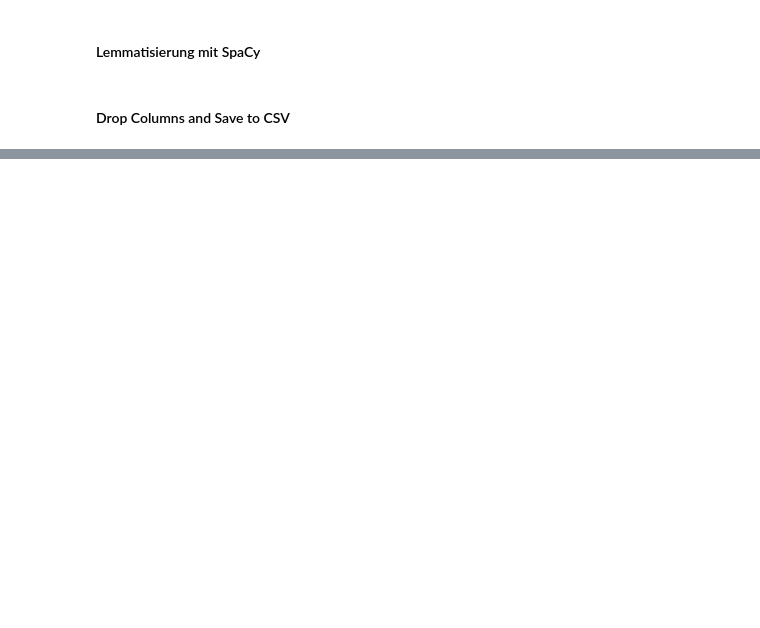
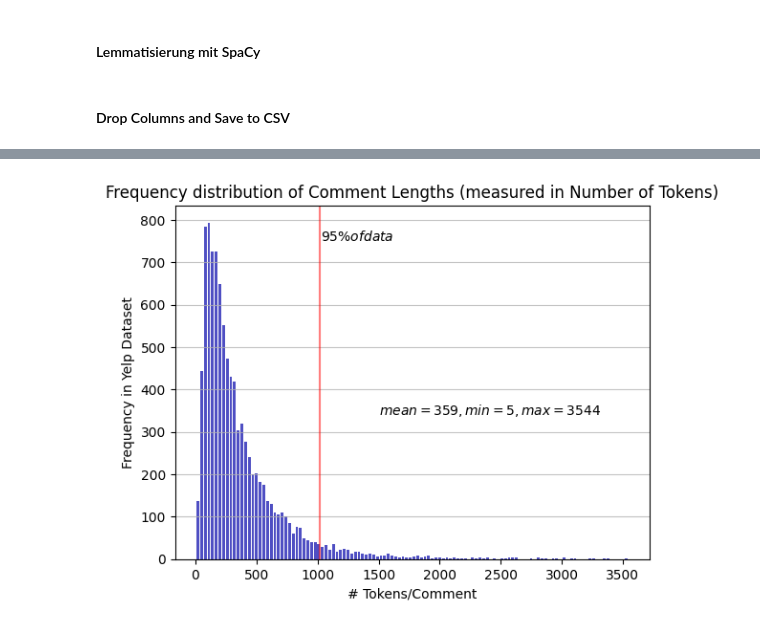
Before and after one commit to anagarlau/yelp-rating-predictor, a Jupyter notebook: 2_text_preprocessing/Data_Cleaning.ipynb, the cells around one changed output, grey strips where cells are left out. Drawn from its saved outputs; the diff is of its cells as text; code cells hidden in the pictures; blank space fills up the shorter version.

Commit message:
code clean up

```diff
--- a/2_text_preprocessing/Data_Cleaning.ipynb
+++ b/2_text_preprocessing/Data_Cleaning.ipynb
@@ -209,0 +248,15 @@ yelp.to_csv("cleaned_data_yelp.csv", index=False)
+# %%
+import numpy as np
+# Get subset Datasets per Rating class for plots by class
+yelp = pd.read_csv('cleaned_data_yelp.csv')
+yelp1 =yelp[yelp.Rating==1]
+yelp2 =yelp[yelp.Rating==2]
+yelp3 =yelp[yelp.Rating==3]
+yelp4 =yelp[yelp.Rating==4]
+yelp5 =yelp[yelp.Rating==5]
+
+# Count number of tokens per Comment
+def compute_length(text):
+    length_in_tokens = len(text)
+    return length_in_tokens
+yelp['Number_Tokens']= yelp['Tokenized_Comment'].apply(lambda x: compute_length(x))
@@ -209,0 +276,20 @@ yelp.to_csv("cleaned_data_yelp.csv", index=False)
+# %%
+import matplotlib.pyplot as plt
+
+## Create Plot
+n, bins, patches = plt.hist(x=yelp.Number_Tokens, bins='auto', color='#0504aa',alpha=0.7, rwidth=0.75)
+
+plt.grid(axis='y', alpha=0.75)
+plt.xlabel('# Tokens/Comment')
+
+q95= yelp['Number_Tokens'].quantile(q=0.95)
+plt.axvline(q95, color='red',alpha=0.5)
+plt.text(q95+5, 750, r'$95 \% of data$')
+
+plt.ylabel('Frequency in Yelp Dataset')
+plt.title('Frequency distribution of Comment Lengths (measured in Number of Tokens)')
+plt.text(1500, 340, r'$mean=359, min=5, max=3544$')
+maxfreq = n.max()
+# Set a clean upper y-axis limit.
+# %% [output]
+[figure, added]
```
Also changed, not shown: parts of 10 cells of this notebook, 7 other files.
